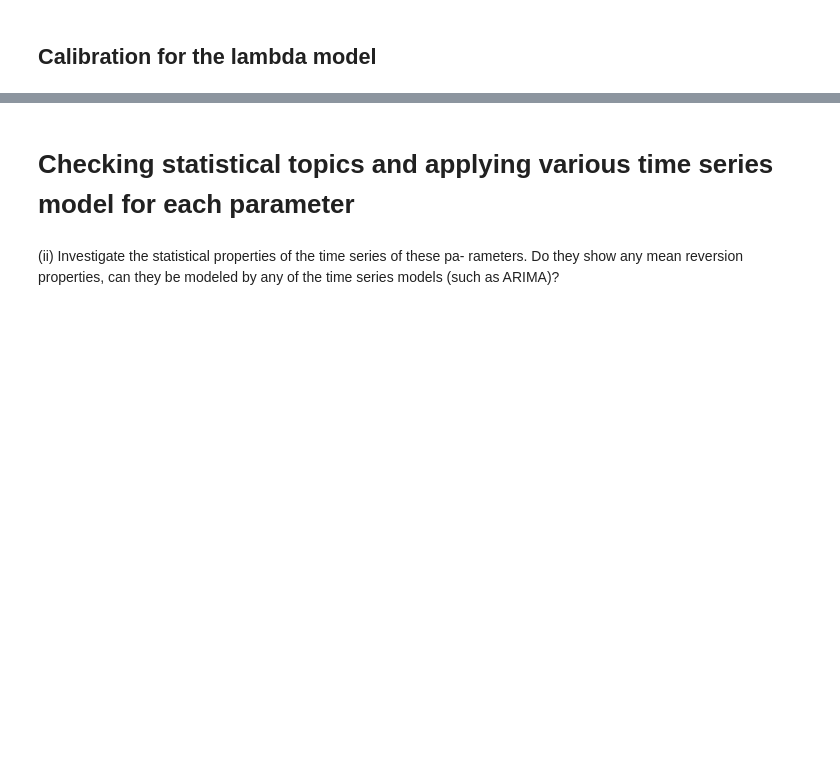
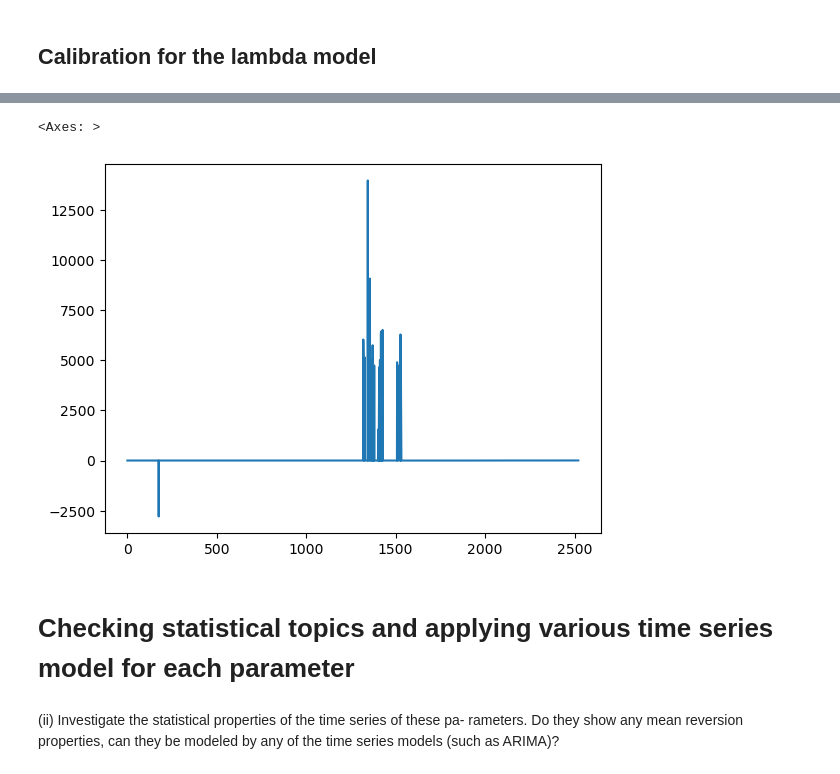
Before and after one commit to gruberjulius/Yield_Curve_Modelling_Project, a Jupyter notebook: Research.ipynb, the cells around one changed output, grey strips where cells are left out. Saved outputs shown, nothing was run; the diff lists cells and outputs as text; code cells hidden in the pictures; blank space fills up the shorter version.

```diff
--- a/Research.ipynb
+++ b/Research.ipynb
@@ -550,3 +561,8 @@ plt.show()
+# %%
+pd.Series(beta_0).plot()
+# %% [output]
+<Axes: >
+[figure, added]
 # %% [markdown]
 # Checking statistical topics and applying various time series model for each parameter
 # %% [markdown]
```
Also changed, not shown: parts of 32 cells of this notebook.
